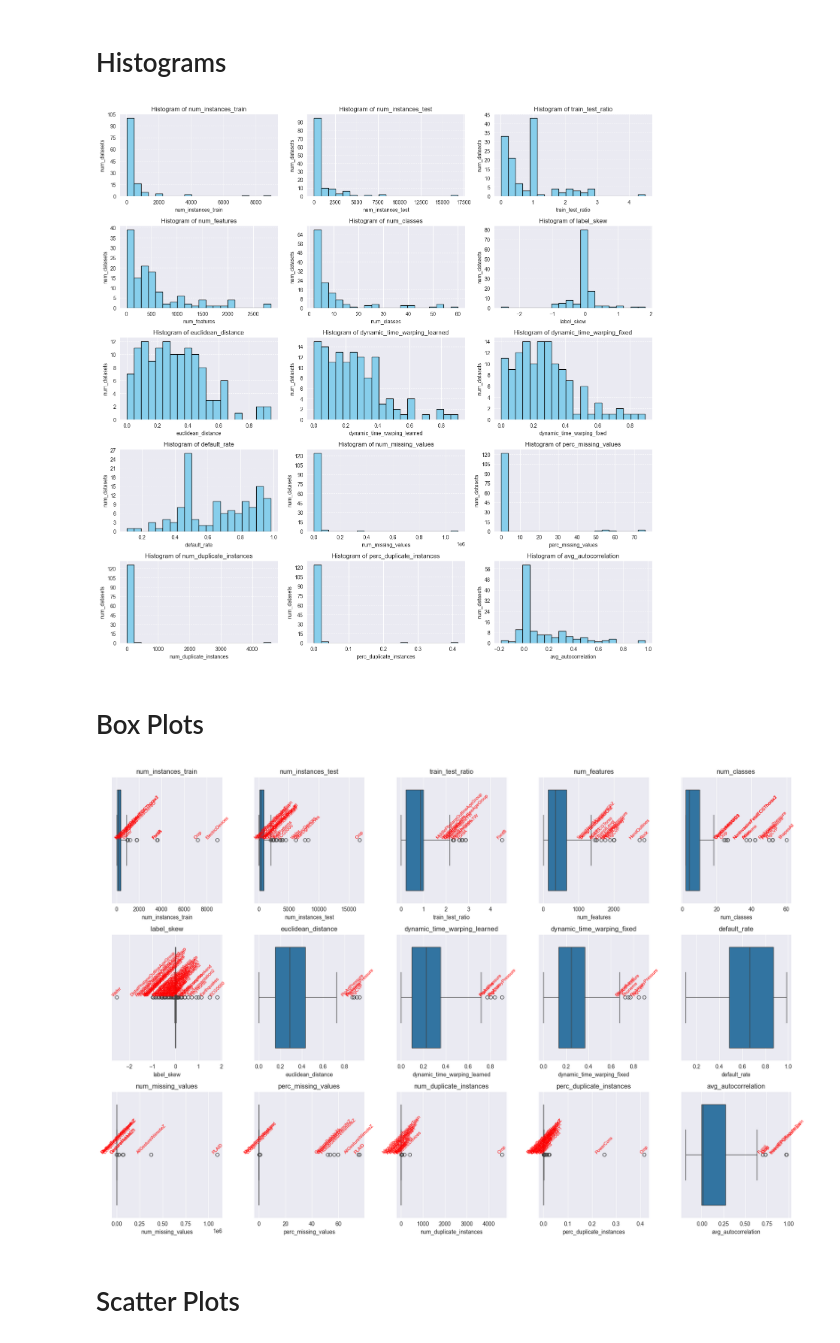
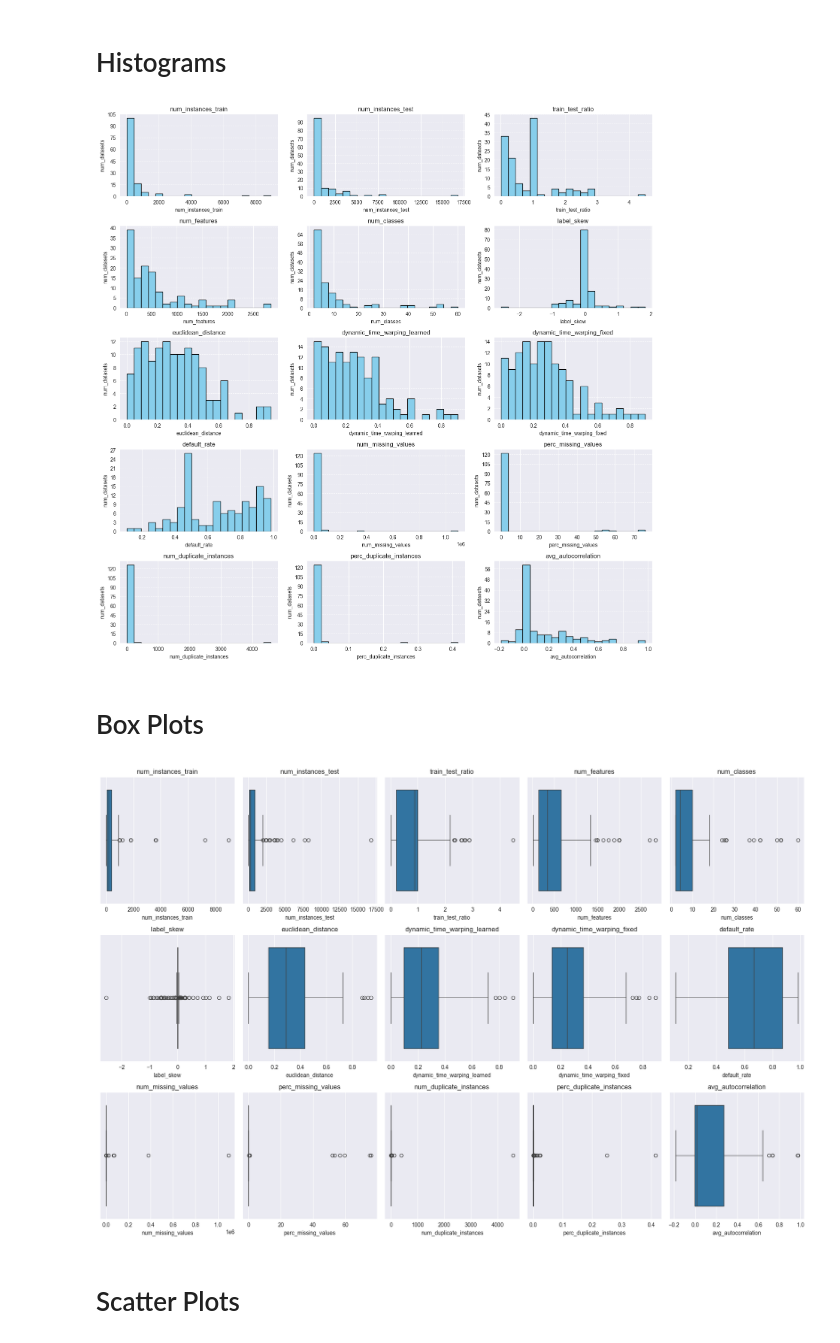
Before and after one commit to VakZok/DatasetQualityEvaluationCriteria, a Jupyter notebook: analyseDatasets.ipynb, the cells around one changed output. Cells and saved outputs as stored; diff of their text form; code cells hidden in the pictures.

Commit message:
Updated plots and added calculation for normal feature range

```diff
--- a/analyseDatasets.ipynb
+++ b/analyseDatasets.ipynb
@@ -100,7 +101,7 @@ axes = axes.flatten()
 # Plot histograms for each feature in subplots
 for i, feature in enumerate(feature_columns):
     axes[i].hist(df[feature], bins=20, color='skyblue', edgecolor='black')
-    axes[i].set_title(f'Histogram of {feature}')
+    axes[i].set_title(f'{feature}')
     axes[i].set_xlabel(feature)
     axes[i].set_ylabel('num_datasets')
     axes[i].yaxis.set_major_locator(plt.MaxNLocator(integer=True))  # Set y-axis ticks to integers
@@ -110,31 +111,27 @@ for i, feature in enumerate(feature_columns):
 plt.tight_layout()
 plt.show()
 # %% [output]
-[figure, old version]
+[figure, new version]
 # %% [markdown]
 # Box Plots
 # %%
 plt.figure(figsize=(18, 12))
 for i, column in enumerate(feature_columns, 1):
     plt.subplot(3, 5, i)
     ax = sns.boxplot(x=df[column])
 
     # Identify outliers using the IQR method
     Q1 = df[column].quantile(0.25)
     Q3 = df[column].quantile(0.75)
     IQR = Q3 - Q1
     outliers = ((df[column] < (Q1 - 1.5 * IQR)) | (df[column] > (Q3 + 1.5 * IQR)))
 
-    # Annotate outliers with dataset names, rotated by 45 degrees
-    for dataset, value in zip(df.loc[outliers, 'dataset_name'], df.loc[outliers, column]):
-        ax.text(value, 0, dataset, ha='center', va='bottom', color='red', fontsize=8, rotation=45)
-
     plt.title(f'{column}')
 
 plt.tight_layout()
 plt.show()
 # %% [output]
-[figure, old version]
+[figure, new version]
 # %% [markdown]
 # Scatter Plots
 # %%
```
Also changed, not shown: parts of 6 cells of this notebook.
